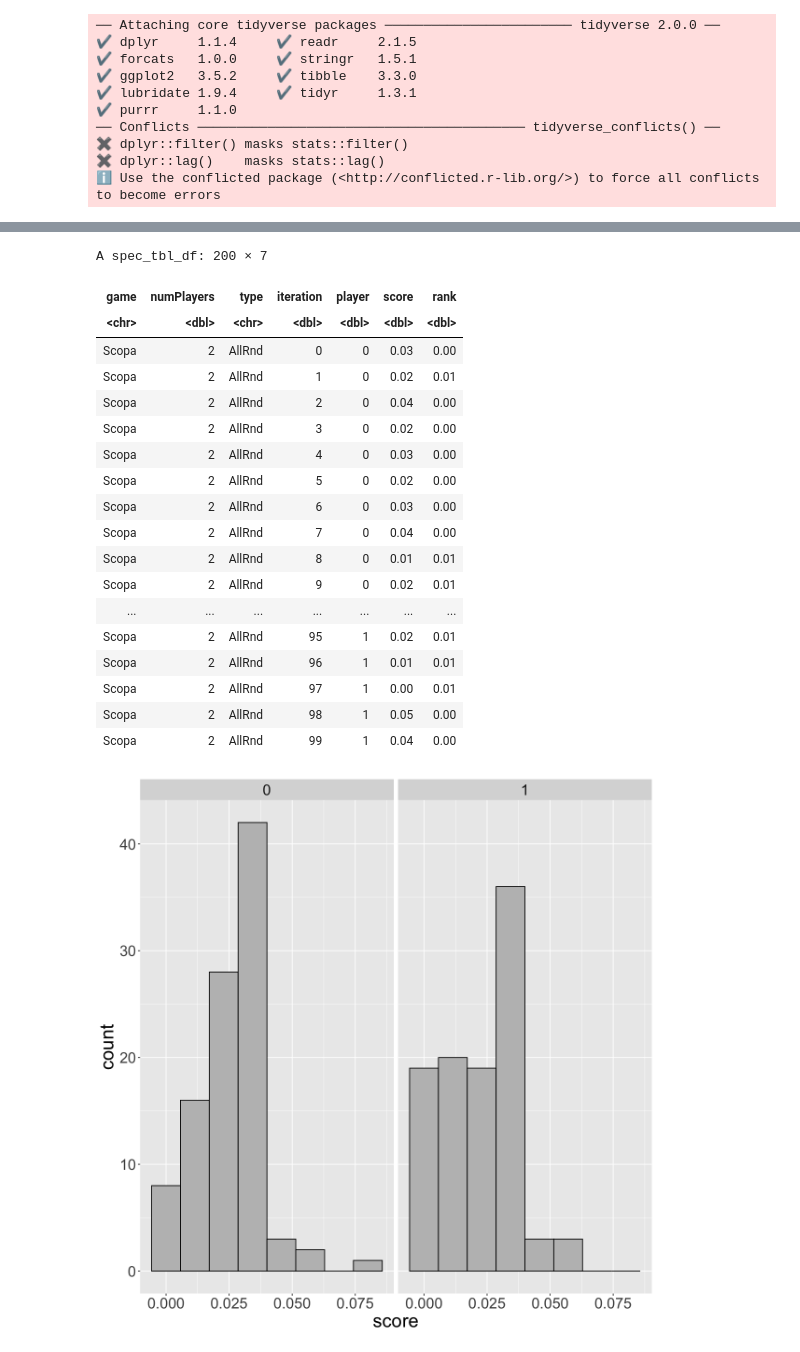
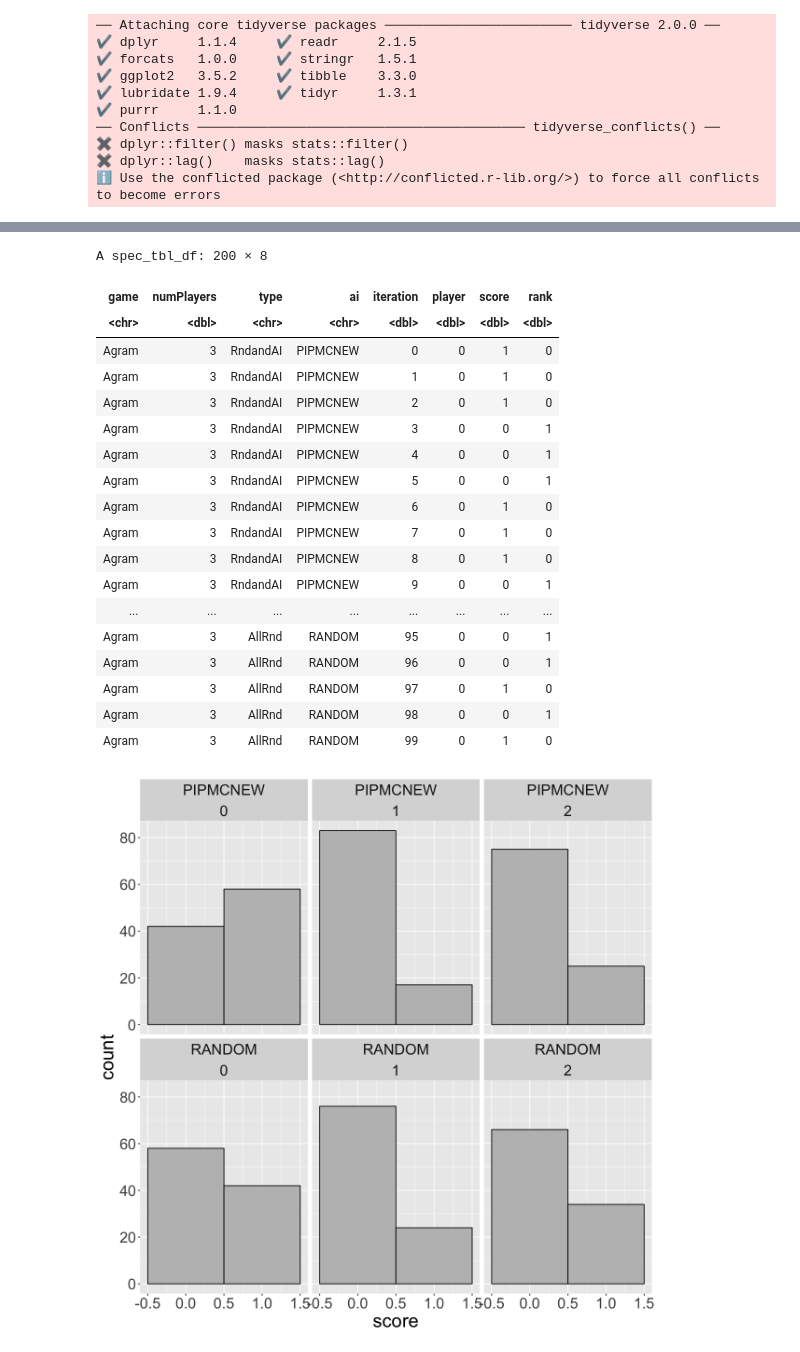
Before and after one commit to mgoadric/cardstock, a Jupyter notebook: Analysis/Analysis With R.ipynb, the cells around one changed output, grey strips where cells are left out. Cells and saved outputs as stored; diff of their text form; code cells hidden in the pictures.

```diff
--- a/Analysis/Analysis With R.ipynb
+++ b/Analysis/Analysis With R.ipynb
@@ -17,4 +17,7 @@ fig <- function(width, height){
 }
 fig(10, 10)
 theme_set(theme(text=element_text(size=24)))
+# %%
+game = "Agram"
+c = paste("../CardStock/output/", game, "/3/RndandAI-BOTH-choicestats.txt", sep="")
 # %%
@@ -53,6 +56,5 @@ A spec_tbl_df: 3600 × 8
 # %%
-game = "Scopa"
-scopa %>% ggplot(aes(x=move, y=choices)) +
+choices %>% ggplot(aes(x=move, y=choices)) +
 geom_point(alpha= 0.01) +
 geom_smooth(method="lm") +
 facet_wrap(vars(player, type), ncol = 3) +
@@ -65,5 +67,4 @@ labs(x='Move', y='Branching Factor', title=game)
 # %%
-game = "GOPS"
-gops %>% filter(move==0) %>% filter(player==0) %>% ggplot(aes(x=choice)) +
+choices %>% filter(move==0) %>% filter(player==0) %>% ggplot(aes(x=choice)) +
 geom_bar()
 # %% [output]
@@ -71,3 +72,5 @@ geom_bar()
 # %%
-scopa = read_csv("../CardStock/output/Scopa/2/AllRnd-resultsstats.txt")
+mcts = read_csv(paste("../CardStock/output/", game, "/3/AllRnd-RANDOM-resultsstats.txt", sep=""))
+pipmc = read_csv(paste("../CardStock/output/", game, "/3/RndandAI-PIPMCNEW-resultsstats.txt", sep=""))
+all = rbind(pipmc, mcts)
 # %% [output]
@@ -82,29 +110,29 @@ dbl (5): numPlayers, iteration, player, score, rank
 # %%
-scopa
+all %>% filter(player==0)
 # %% [output]
-A spec_tbl_df: 200 × 7
+A spec_tbl_df: 200 × 8
-| game | numPlayers | type | iteration | player | score | rank |
-| <chr> | <dbl> | <chr> | <dbl> | <dbl> | <dbl> | <dbl> |
-| Scopa | 2 | AllRnd | 0 | 0 | 0.03 | 0.00 |
-| Scopa | 2 | AllRnd | 1 | 0 | 0.02 | 0.01 |
-| Scopa | 2 | AllRnd | 2 | 0 | 0.04 | 0.00 |
-| Scopa | 2 | AllRnd | 3 | 0 | 0.02 | 0.00 |
-| Scopa | 2 | AllRnd | 4 | 0 | 0.03 | 0.00 |
-| Scopa | 2 | AllRnd | 5 | 0 | 0.02 | 0.00 |
-| Scopa | 2 | AllRnd | 6 | 0 | 0.03 | 0.00 |
-| Scopa | 2 | AllRnd | 7 | 0 | 0.04 | 0.00 |
-| Scopa | 2 | AllRnd | 8 | 0 | 0.01 | 0.01 |
-| Scopa | 2 | AllRnd | 9 | 0 | 0.02 | 0.01 |
-| ... | ... | ... | ... | ... | ... | ... |
-| Scopa | 2 | AllRnd | 95 | 1 | 0.02 | 0.01 |
-| Scopa | 2 | AllRnd | 96 | 1 | 0.01 | 0.01 |
-| Scopa | 2 | AllRnd | 97 | 1 | 0.00 | 0.01 |
-| Scopa | 2 | AllRnd | 98 | 1 | 0.05 | 0.00 |
-| Scopa | 2 | AllRnd | 99 | 1 | 0.04 | 0.00 |
+| game | numPlayers | type | ai | iteration | player | score | rank |
+| <chr> | <dbl> | <chr> | <chr> | <dbl> | <dbl> | <dbl> | <dbl> |
+| Agram | 3 | RndandAI | PIPMCNEW | 0 | 0 | 1 | 0 |
+| Agram | 3 | RndandAI | PIPMCNEW | 1 | 0 | 1 | 0 |
+| Agram | 3 | RndandAI | PIPMCNEW | 2 | 0 | 1 | 0 |
+| Agram | 3 | RndandAI | PIPMCNEW | 3 | 0 | 0 | 1 |
+| Agram | 3 | RndandAI | PIPMCNEW | 4 | 0 | 0 | 1 |
+| Agram | 3 | RndandAI | PIPMCNEW | 5 | 0 | 0 | 1 |
+| Agram | 3 | RndandAI | PIPMCNEW | 6 | 0 | 1 | 0 |
+| Agram | 3 | RndandAI | PIPMCNEW | 7 | 0 | 1 | 0 |
+| Agram | 3 | RndandAI | PIPMCNEW | 8 | 0 | 1 | 0 |
+| Agram | 3 | RndandAI | PIPMCNEW | 9 | 0 | 0 | 1 |
+| ... | ... | ... | ... | ... | ... | ... | ... |
+| Agram | 3 | AllRnd | RANDOM | 95 | 0 | 0 | 1 |
+| Agram | 3 | AllRnd | RANDOM | 96 | 0 | 0 | 1 |
+| Agram | 3 | AllRnd | RANDOM | 97 | 0 | 1 | 0 |
+| Agram | 3 | AllRnd | RANDOM | 98 | 0 | 0 | 1 |
+| Agram | 3 | AllRnd | RANDOM | 99 | 0 | 1 | 0 |
 # %%
-scopa %>% ggplot(aes(x=score)) +
-geom_histogram(bins = 8, color="black", fill="grey") +
-facet_wrap(vars(player))
+all %>% ggplot(aes(x=score)) +
+geom_histogram(bins = 2, color="black", fill="grey") +
+facet_wrap(vars(ai, player))
 # %% [output]
-[figure, old version]
+[figure, new version]
 # %%
```
Also changed, not shown: parts of 12 cells of this notebook, 11 other files.
